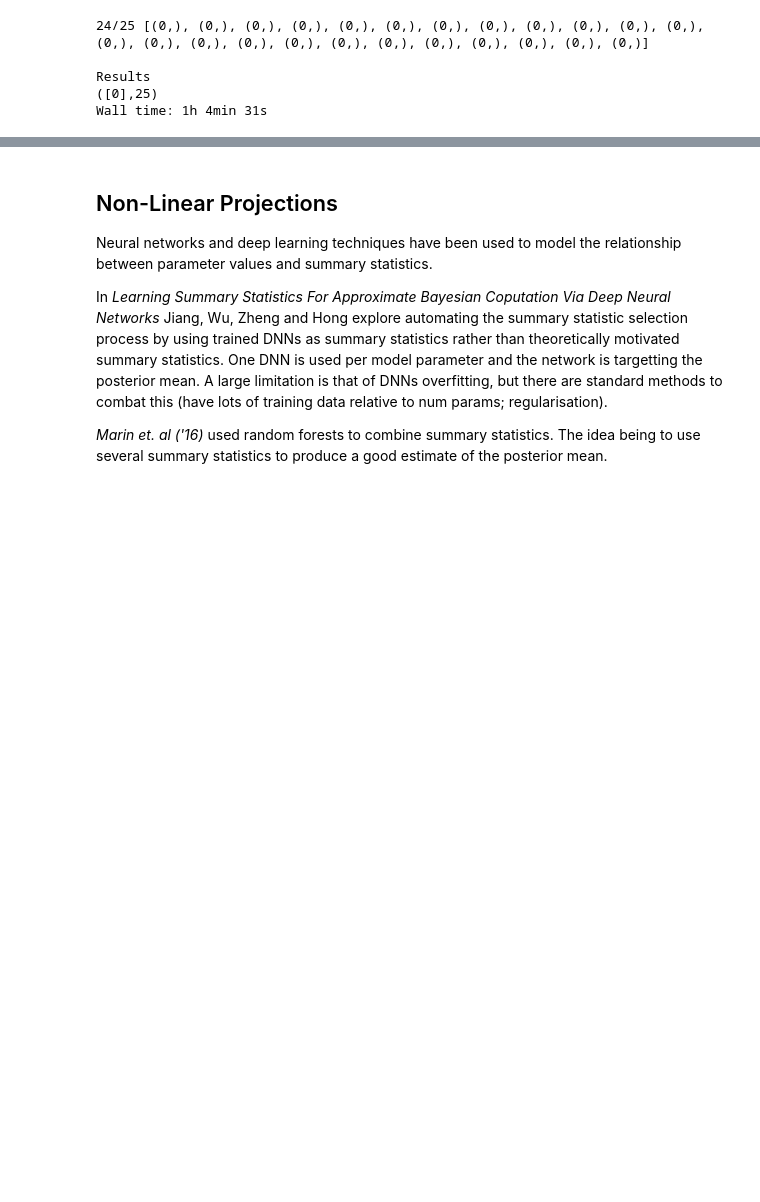
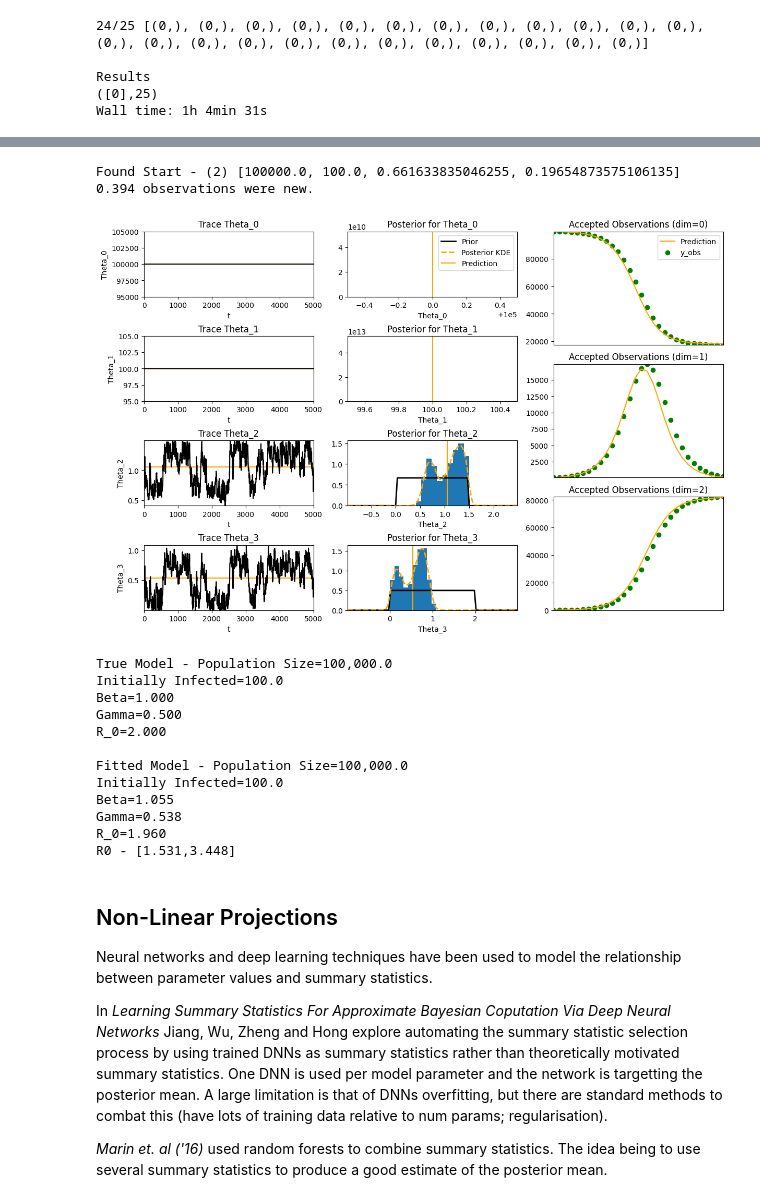
Before and after one commit to dajhutchinson/bayesian-modelling-of-epidemic-events, a Jupyter notebook: Code/SS_Notebook.ipynb, the cells around one changed output, grey strips where cells are left out. Saved outputs shown, nothing was run; the diff lists cells and outputs as text; code cells hidden in the pictures; blank space fills up the shorter version.

```diff
--- a/Code/SS_Notebook.ipynb
+++ b/Code/SS_Notebook.ipynb
@@ -552,3 +606,31 @@ The generate summary statistics maps the data from $\mathbb{R}^{N\times M}$ to $
+# %%
+np.random.seed(16111998) # Fix random seed
+
+perturbance_kernels = [lambda x:x]*2 + [lambda x:x+stats.norm(0,.1).rvs(1)[0]]*2
+fitted_model,_=ABC.abc_mcmc(n_obs=30,y_obs=sir_model.observe(),fitting_model=sir_model.copy([1,1,1,1]),priors=sir_priors,
+    chain_length=5000,perturbance_kernels=perturbance_kernels,acceptance_kernel=ABC.gaussian_kernel,scaling_factor=450,summary_stats=summary_stats)
+print("True Model - {}\n".format(sir_model))
+print("Fitted Model - {}".format(fitted_model))
+
+# 90% CI for R0 value
+r0_estimate=estimate_r0(accepted_params)
+print("R0 - [{:.3f},{:.3f}]".format(r0_estimate[0],r0_estimate[1]))
+# %% [output]
+Found Start - (2) [100000.0, 100.0, 0.661633835046255, 0.19654873575106135]
+0.394 observations were new.
+[figure, added]
+True Model - Population Size=100,000.0
+Initially Infected=100.0
+Beta=1.000
+Gamma=0.500
+R_0=2.000
+
+Fitted Model - Population Size=100,000.0
+Initially Infected=100.0
+Beta=1.055
+Gamma=0.538
+R_0=1.960
+R0 - [1.531,3.448]
 # %% [markdown]
 ## Non-Linear Projections
 
```
Also changed, not shown: parts of 6 cells of this notebook, 6 other files.
